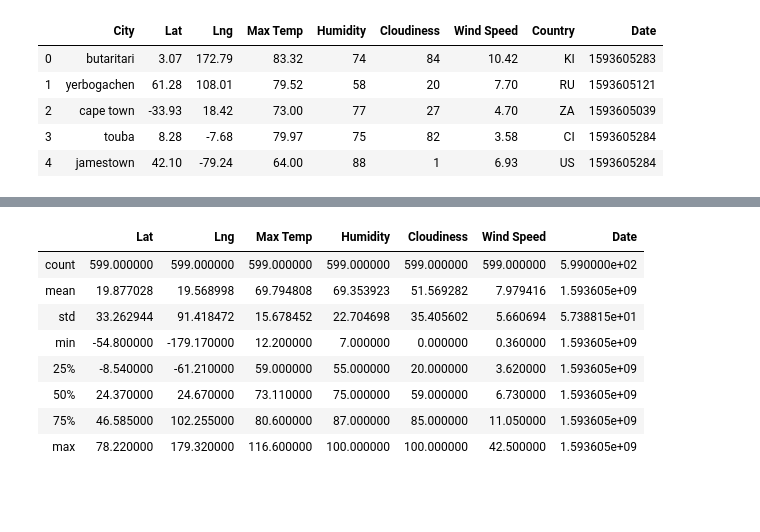
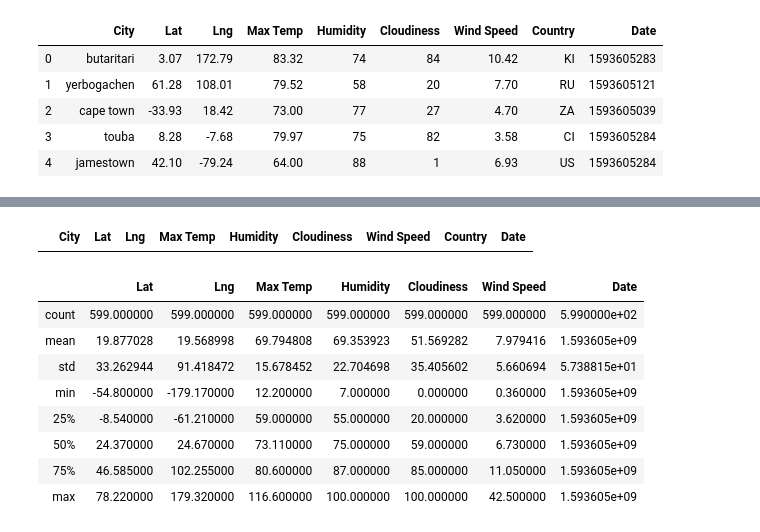
Before and after one commit to Karla-Flores/Python-API, a Jupyter notebook: starter_code/WheaterPy/WeatherPy.ipynb, the cells around one changed output, grey strips where cells are left out. Drawn from its saved outputs; the diff is of its cells as text; code cells hidden in the pictures; blank space fills up the shorter version.

Commit message:
Defining DataFrame and duplicated

```diff
--- a/starter_code/WheaterPy/WeatherPy.ipynb
+++ b/starter_code/WheaterPy/WeatherPy.ipynb
@@ -182,3 +188,9 @@ c_df.head()
+# %%
+# Finding duplicates
+duplicates = c_df.loc[c_df.duplicated(subset=['City','Lat'], keep=False),c_df.columns]
+duplicates
+# %% [output]
+|  | City | Lat | Lng | Max Temp | Humidity | Cloudiness | Wind Speed | Country | Date |
 # %%
 # Do not run
 # %% [output]
```
Also changed, not shown: parts of 6 cells of this notebook, 1 other file.
